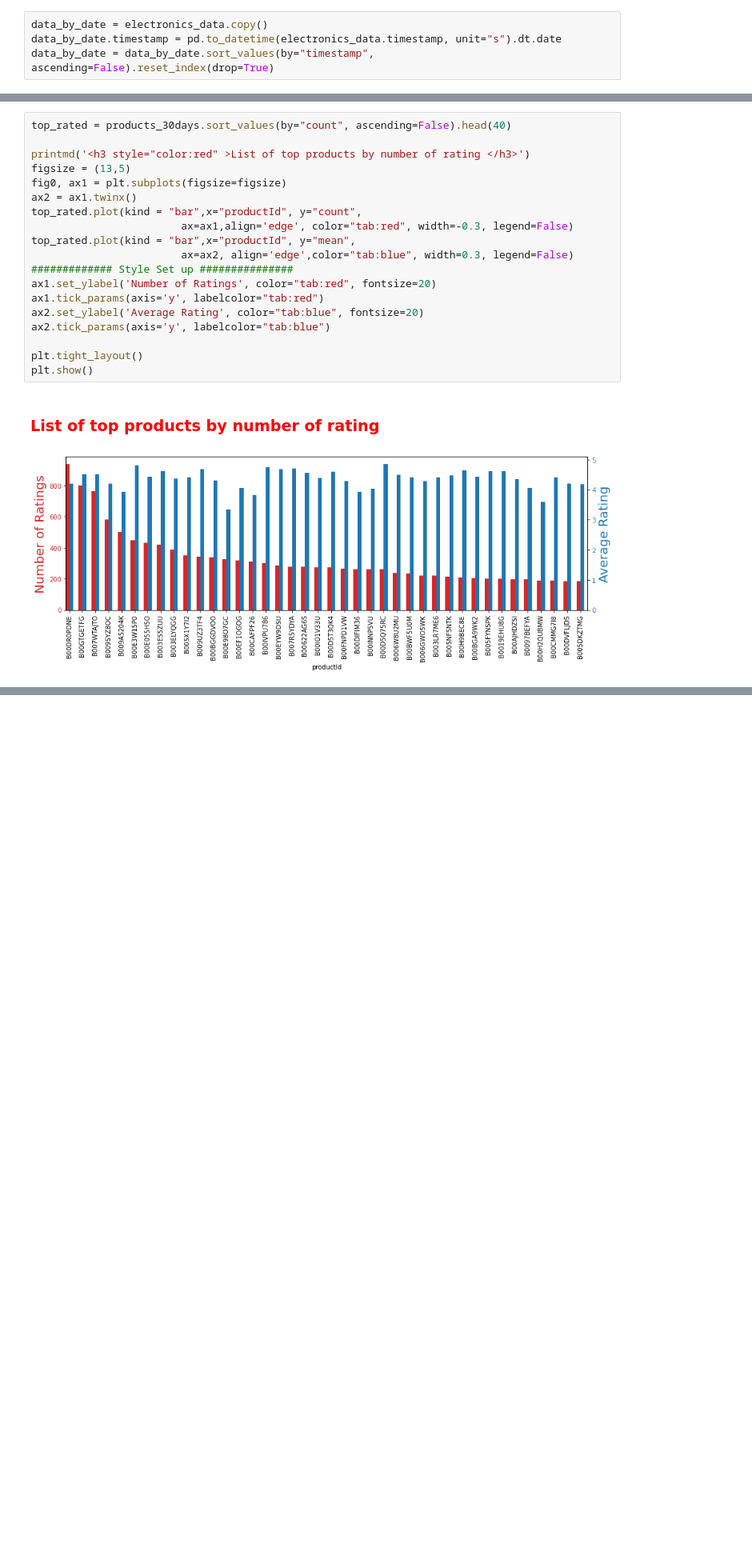
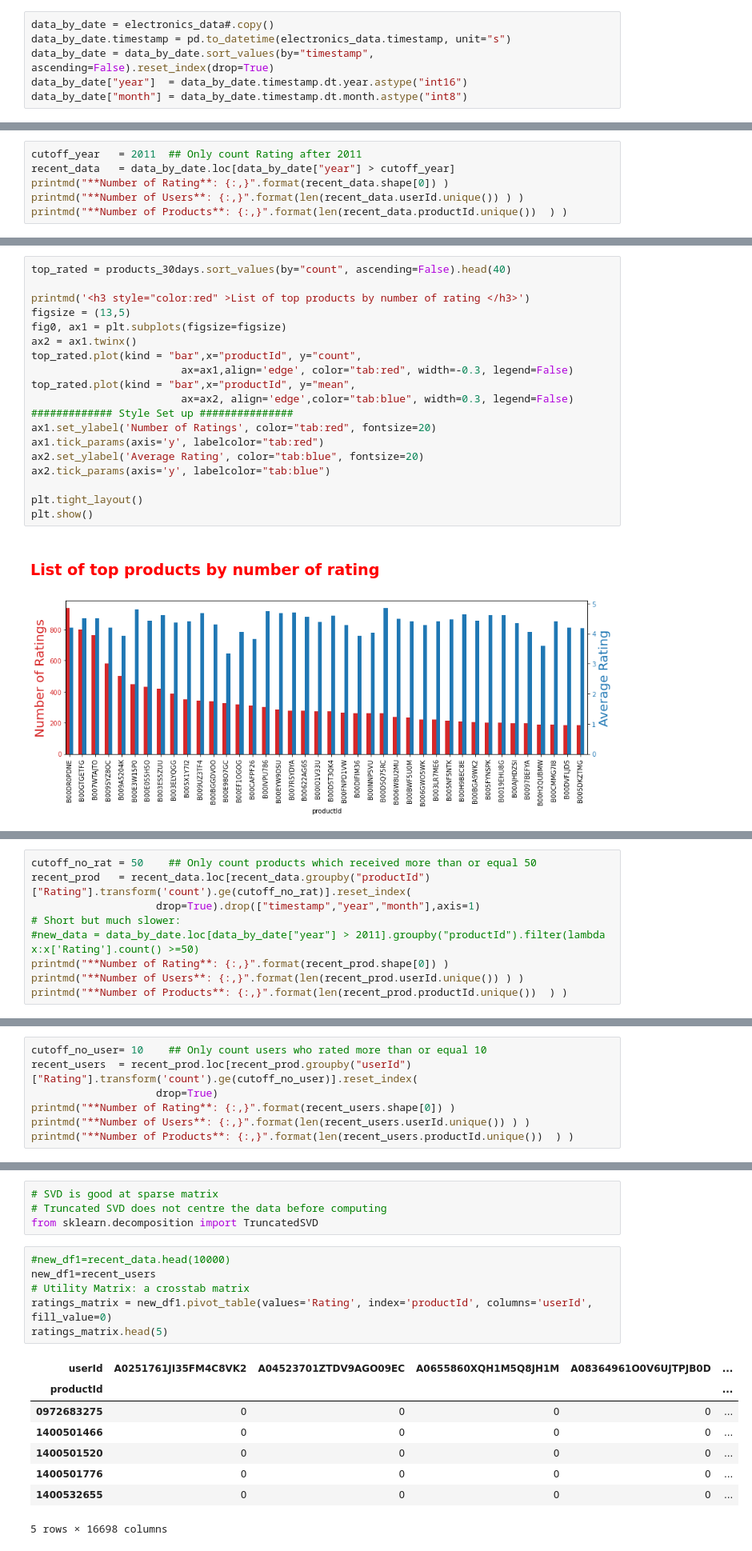
Before and after one commit to linhhlp/Machine-Learning-Applications, a Jupyter notebook: Step3_Build-model.ipynb, the cells around one changed output, grey strips where cells are left out. Shown at 80% size. Saved outputs shown, nothing was run; the diff lists cells and outputs as text; blank space fills up the shorter version.

```diff
--- a/Step3_Build-model.ipynb
+++ b/Step3_Build-model.ipynb
@@ -20,5 +20,7 @@ electronics_data=pd.read_csv(comp_dir / "ratings_Electronics (1).csv"
                              ,names=['userId', 'productId','Rating','timestamp'], index_col=None, header=0)
 # %%
-data_by_date = electronics_data.copy()
-data_by_date.timestamp = pd.to_datetime(electronics_data.timestamp, unit="s").dt.date
+data_by_date = electronics_data#.copy()
+data_by_date.timestamp = pd.to_datetime(electronics_data.timestamp, unit="s")
 data_by_date = data_by_date.sort_values(by="timestamp", ascending=False).reset_index(drop=True)
+data_by_date["year"]  = data_by_date.timestamp.dt.year.astype("int16")
+data_by_date["month"] = data_by_date.timestamp.dt.month.astype("int8")
@@ -24,0 +31,6 @@ data_by_date = data_by_date.sort_values(by="timestamp", ascending=False).reset_i
+# %%
+cutoff_year   = 2011  ## Only count Rating after 2011
+recent_data   = data_by_date.loc[data_by_date["year"] > cutoff_year]
+printmd("**Number of Rating**: {:,}".format(recent_data.shape[0]) )
+printmd("**Number of Users**: {:,}".format(len(recent_data.userId.unique()) ) )
+printmd("**Number of Products**: {:,}".format(len(recent_data.productId.unique())  ) )
@@ -85,0 +151,9 @@ This allows for serendipitous recommendations; that is, collaborative filtering
+# %%
+cutoff_no_rat = 50    ## Only count products which received more than or equal 50
+recent_prod   = recent_data.loc[recent_data.groupby("productId")["Rating"].transform('count').ge(cutoff_no_rat)].reset_index(
+                    drop=True).drop(["timestamp","year","month"],axis=1)
+# Short but much slower:
+#new_data = data_by_date.loc[data_by_date["year"] > 2011].groupby("productId").filter(lambda x:x['Rating'].count() >=50)
+printmd("**Number of Rating**: {:,}".format(recent_prod.shape[0]) )
+printmd("**Number of Users**: {:,}".format(len(recent_prod.userId.unique()) ) )
+printmd("**Number of Products**: {:,}".format(len(recent_prod.productId.unique())  ) )
@@ -85,0 +215,7 @@ This allows for serendipitous recommendations; that is, collaborative filtering
+# %%
+cutoff_no_user= 10    ## Only count users who rated more than or equal 10
+recent_users  = recent_prod.loc[recent_prod.groupby("userId")["Rating"].transform('count').ge(cutoff_no_user)].reset_index(
+                    drop=True)
+printmd("**Number of Rating**: {:,}".format(recent_users.shape[0]) )
+printmd("**Number of Users**: {:,}".format(len(recent_users.userId.unique()) ) )
+printmd("**Number of Products**: {:,}".format(len(recent_users.productId.unique())  ) )
@@ -85,0 +333,19 @@ This allows for serendipitous recommendations; that is, collaborative filtering
+# %%
+# SVD is good at sparse matrix
+# Truncated SVD does not centre the data before computing
+from sklearn.decomposition import TruncatedSVD
+# %%
+#new_df1=recent_data.head(10000)
+new_df1=recent_users
+# Utility Matrix: a crosstab matrix
+ratings_matrix = new_df1.pivot_table(values='Rating', index='productId', columns='userId', fill_value=0)
+ratings_matrix.head(5)
+# %% [output]
+| userId | A0251761JI35FM4C8VK2 | A04523701ZTDV9AGO09EC | A0655860XQH1M5Q8JH1M | A08364961O0V6UJTPJB0D | ... |
+| productId |  |  |  |  | ... |
+| 0972683275 | 0 | 0 | 0 | 0 | ... |
+| 1400501466 | 0 | 0 | 0 | 0 | ... |
+| 1400501520 | 0 | 0 | 0 | 0 | ... |
+| 1400501776 | 0 | 0 | 0 | 0 | ... |
+| 1400532655 | 0 | 0 | 0 | 0 | ... |
+5 rows × 16698 columns
```
Also changed, not shown: parts of 41 cells of this notebook, 4 other files.
